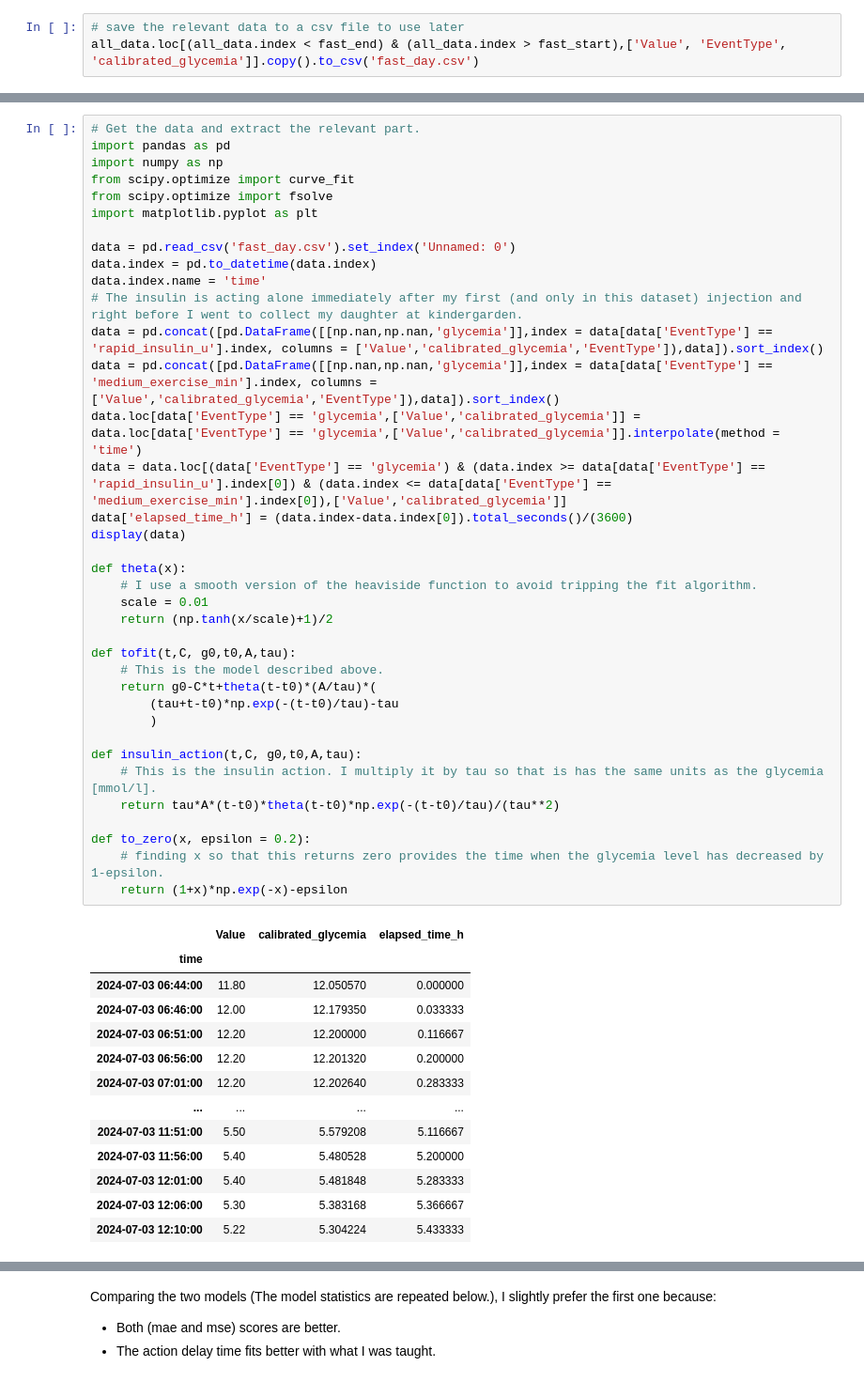
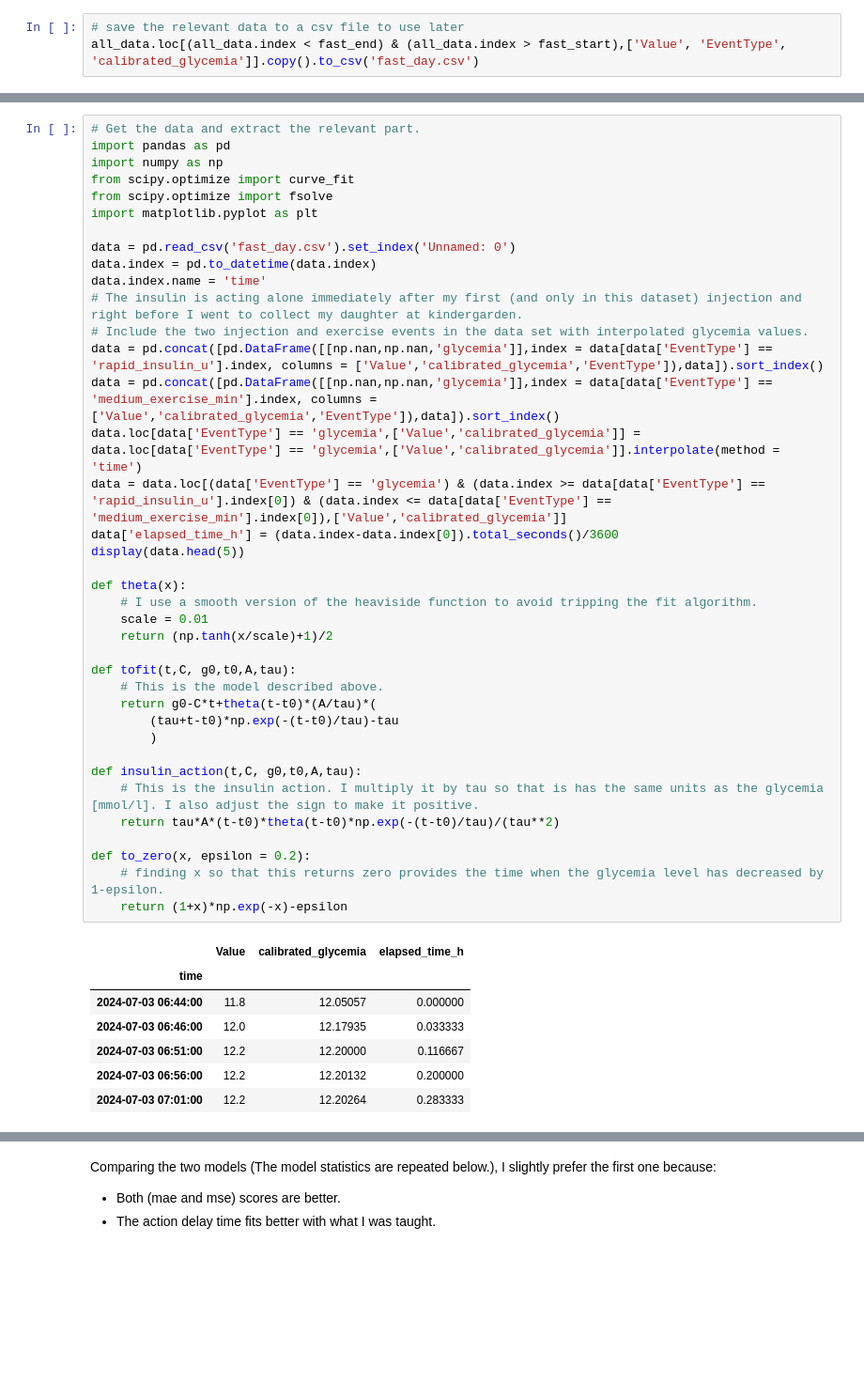
Before and after one commit to sethyvenatem/blood_sugar_fast_day, a Jupyter notebook: fast_day.ipynb, the cells around one changed output, grey strips where cells are left out. Shown at 94% size. Drawn from its saved outputs; the diff is of its cells as text; blank space fills up the shorter version.

```diff
--- a/fast_day.ipynb
+++ b/fast_day.ipynb
@@ -262,44 +262,39 @@ import matplotlib.pyplot as plt
 
 data = pd.read_csv('fast_day.csv').set_index('Unnamed: 0')
 data.index = pd.to_datetime(data.index)
 data.index.name = 'time'
 # The insulin is acting alone immediately after my first (and only in this dataset) injection and right before I went to collect my daughter at kindergarden.
+# Include the two injection and exercise events in the data set with interpolated glycemia values.
 data = pd.concat([pd.DataFrame([[np.nan,np.nan,'glycemia']],index = data[data['EventType'] == 'rapid_insulin_u'].index, columns = ['Value','calibrated_glycemia','EventType']),data]).sort_index()
 data = pd.concat([pd.DataFrame([[np.nan,np.nan,'glycemia']],index = data[data['EventType'] == 'medium_exercise_min'].index, columns = ['Value','calibrated_glycemia','EventType']),data]).sort_index()
 data.loc[data['EventType'] == 'glycemia',['Value','calibrated_glycemia']] = data.loc[data['EventType'] == 'glycemia',['Value','calibrated_glycemia']].interpolate(method = 'time')
 data = data.loc[(data['EventType'] == 'glycemia') & (data.index >= data[data['EventType'] == 'rapid_insulin_u'].index[0]) & (data.index <= data[data['EventType'] == 'medium_exercise_min'].index[0]),['Value','calibrated_glycemia']]
-data['elapsed_time_h'] = (data.index-data.index[0]).total_seconds()/(3600)
-display(data)
+data['elapsed_time_h'] = (data.index-data.index[0]).total_seconds()/3600
+display(data.head(5))
 
 def theta(x):
     # I use a smooth version of the heaviside function to avoid tripping the fit algorithm.
     scale = 0.01
     return (np.tanh(x/scale)+1)/2
 
 def tofit(t,C, g0,t0,A,tau):
     # This is the model described above.
     return g0-C*t+theta(t-t0)*(A/tau)*(
         (tau+t-t0)*np.exp(-(t-t0)/tau)-tau
         )
 
 def insulin_action(t,C, g0,t0,A,tau):
-    # This is the insulin action. I multiply it by tau so that is has the same units as the glycemia [mmol/l].
+    # This is the insulin action. I multiply it by tau so that is has the same units as the glycemia [mmol/l]. I also adjust the sign to make it positive.
     return tau*A*(t-t0)*theta(t-t0)*np.exp(-(t-t0)/tau)/(tau**2)
 
 def to_zero(x, epsilon = 0.2):
     # finding x so that this returns zero provides the time when the glycemia level has decreased by 1-epsilon.
     return (1+x)*np.exp(-x)-epsilon
 # %% [output]
 |  | Value | calibrated_glycemia | elapsed_time_h |
 | time |  |  |  |
-| 2024-07-03 06:44:00 | 11.80 | 12.050570 | 0.000000 |
-| 2024-07-03 06:46:00 | 12.00 | 12.179350 | 0.033333 |
-| 2024-07-03 06:51:00 | 12.20 | 12.200000 | 0.116667 |
-| 2024-07-03 06:56:00 | 12.20 | 12.201320 | 0.200000 |
-| 2024-07-03 07:01:00 | 12.20 | 12.202640 | 0.283333 |
-| ... | ... | ... | ... |
-| 2024-07-03 11:51:00 | 5.50 | 5.579208 | 5.116667 |
-| 2024-07-03 11:56:00 | 5.40 | 5.480528 | 5.200000 |
-| 2024-07-03 12:01:00 | 5.40 | 5.481848 | 5.283333 |
-| 2024-07-03 12:06:00 | 5.30 | 5.383168 | 5.366667 |
-| 2024-07-03 12:10:00 | 5.22 | 5.304224 | 5.433333 |
+| 2024-07-03 06:44:00 | 11.8 | 12.05057 | 0.000000 |
+| 2024-07-03 06:46:00 | 12.0 | 12.17935 | 0.033333 |
+| 2024-07-03 06:51:00 | 12.2 | 12.20000 | 0.116667 |
+| 2024-07-03 06:56:00 | 12.2 | 12.20132 | 0.200000 |
+| 2024-07-03 07:01:00 | 12.2 | 12.20264 | 0.283333 |
```
Also changed, not shown: parts of 13 cells of this notebook.
